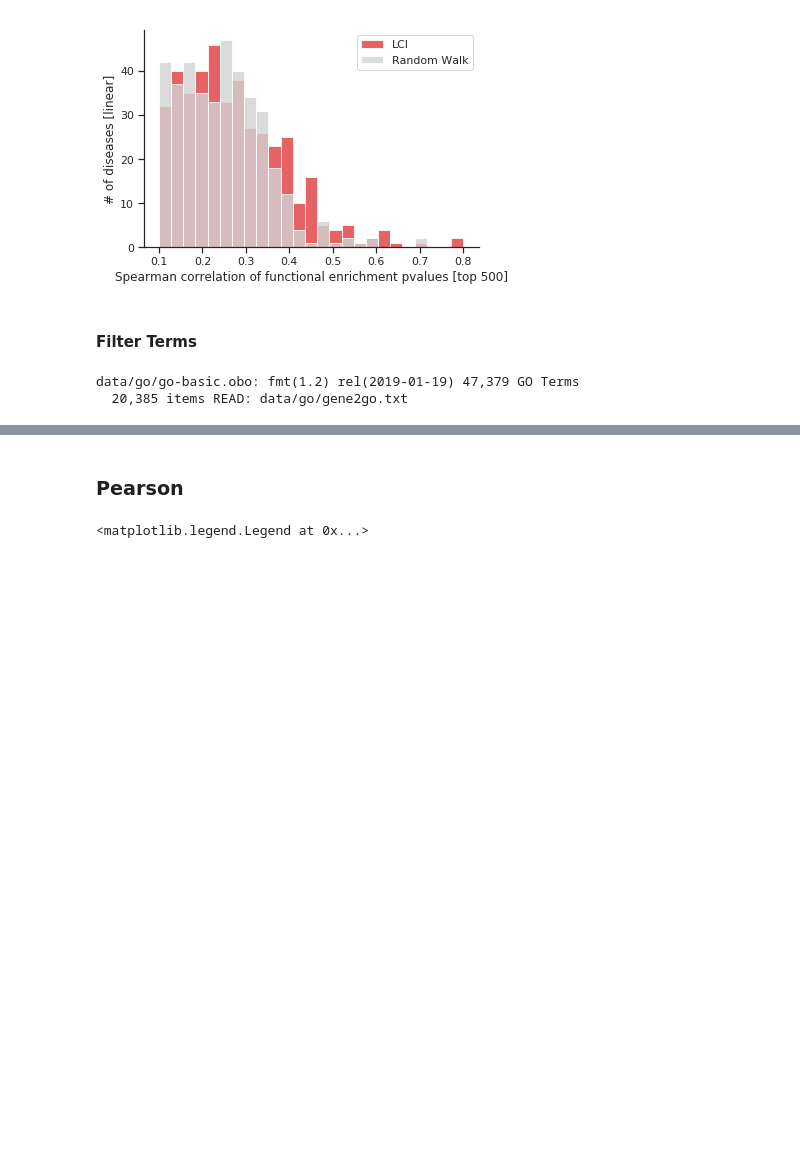
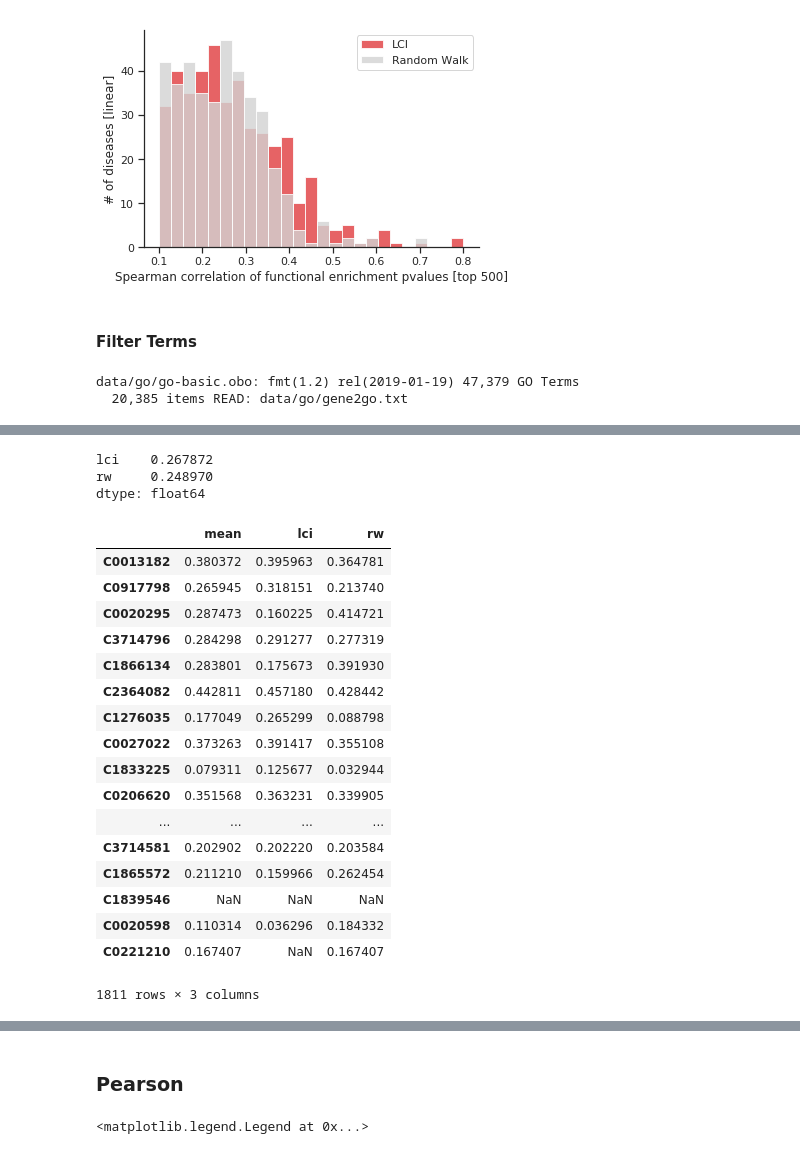
Before and after one commit to seyuboglu/milieu, a Jupyter notebook: experiments/go_enrichment/go_enrichment.ipynb, the cells around one changed output, grey strips where cells are left out. Drawn from its saved outputs; the diff is of its cells as text; code cells hidden in the pictures; blank space fills up the shorter version.

```diff
--- a/experiments/go_enrichment/go_enrichment.ipynb
+++ b/experiments/go_enrichment/go_enrichment.ipynb
@@ -354,0 +343,5 @@ term_to_num_proteins
+# %%
+params = {
+    "lower": 20,
+    "upper": 200
+}
@@ -368,0 +361,30 @@ for disease_id, output in tqdm(outputs.items()):
+# %%
+threshold_spearman_df = pd.DataFrame(list(spearman_results.values()), index=list(spearman_results.keys()))
+threshold_spearman_df.median()
+# %% [output]
+lci    0.267872
+rw     0.248970
+dtype: float64
+# %%
+threshold_spearman_mean_df = threshold_spearman_df[['lci', 'rw']].mean(axis=1)
+threshold_spearman_df.insert(0, column="mean", value=threshold_spearman_mean_df)
+threshold_spearman_df
+# %% [output]
+|  | mean | lci | rw |
+| C0013182 | 0.380372 | 0.395963 | 0.364781 |
+| C0917798 | 0.265945 | 0.318151 | 0.213740 |
+| C0020295 | 0.287473 | 0.160225 | 0.414721 |
+| C3714796 | 0.284298 | 0.291277 | 0.277319 |
+| C1866134 | 0.283801 | 0.175673 | 0.391930 |
+| C2364082 | 0.442811 | 0.457180 | 0.428442 |
+| C1276035 | 0.177049 | 0.265299 | 0.088798 |
+| C0027022 | 0.373263 | 0.391417 | 0.355108 |
+| C1833225 | 0.079311 | 0.125677 | 0.032944 |
+| C0206620 | 0.351568 | 0.363231 | 0.339905 |
+| ... | ... | ... | ... |
+| C3714581 | 0.202902 | 0.202220 | 0.203584 |
+| C1865572 | 0.211210 | 0.159966 | 0.262454 |
+| C1839546 | NaN | NaN | NaN |
+| C0020598 | 0.110314 | 0.036296 | 0.184332 |
+| C0221210 | 0.167407 | NaN | 0.167407 |
+1811 rows × 3 columns
```
Also changed, not shown: parts of 9 cells of this notebook, 17 other files.
